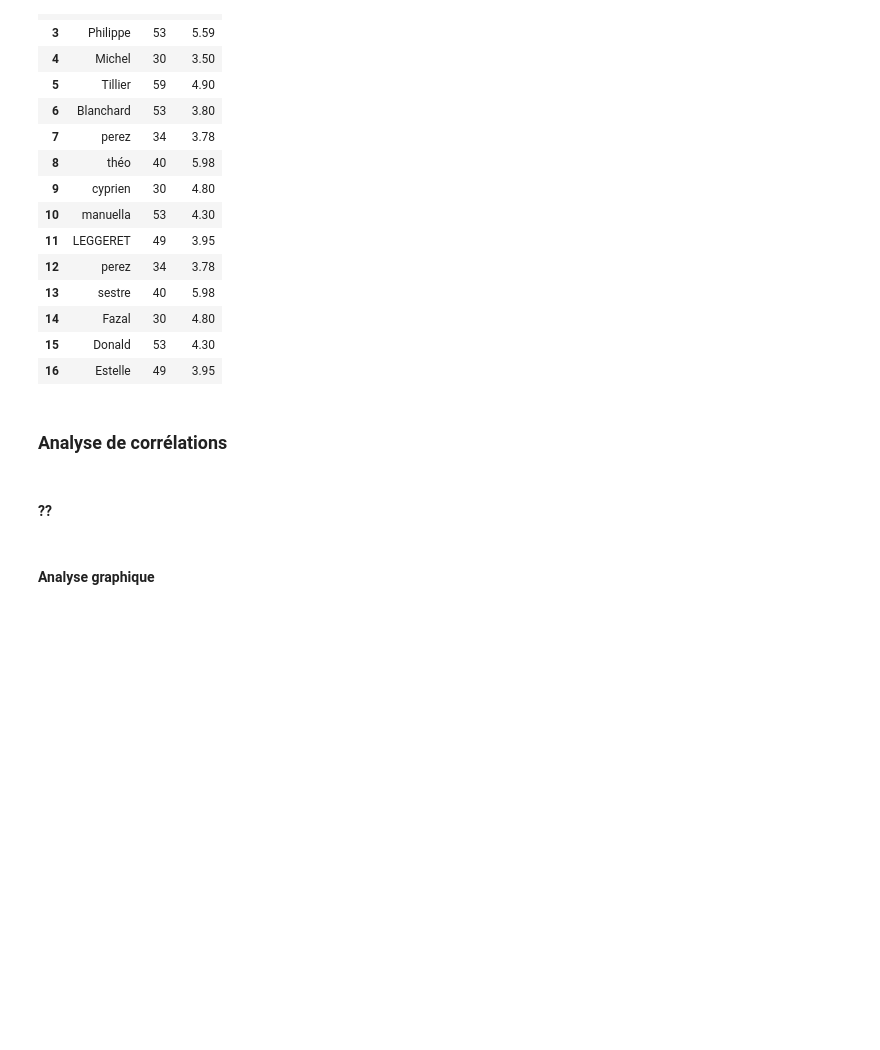
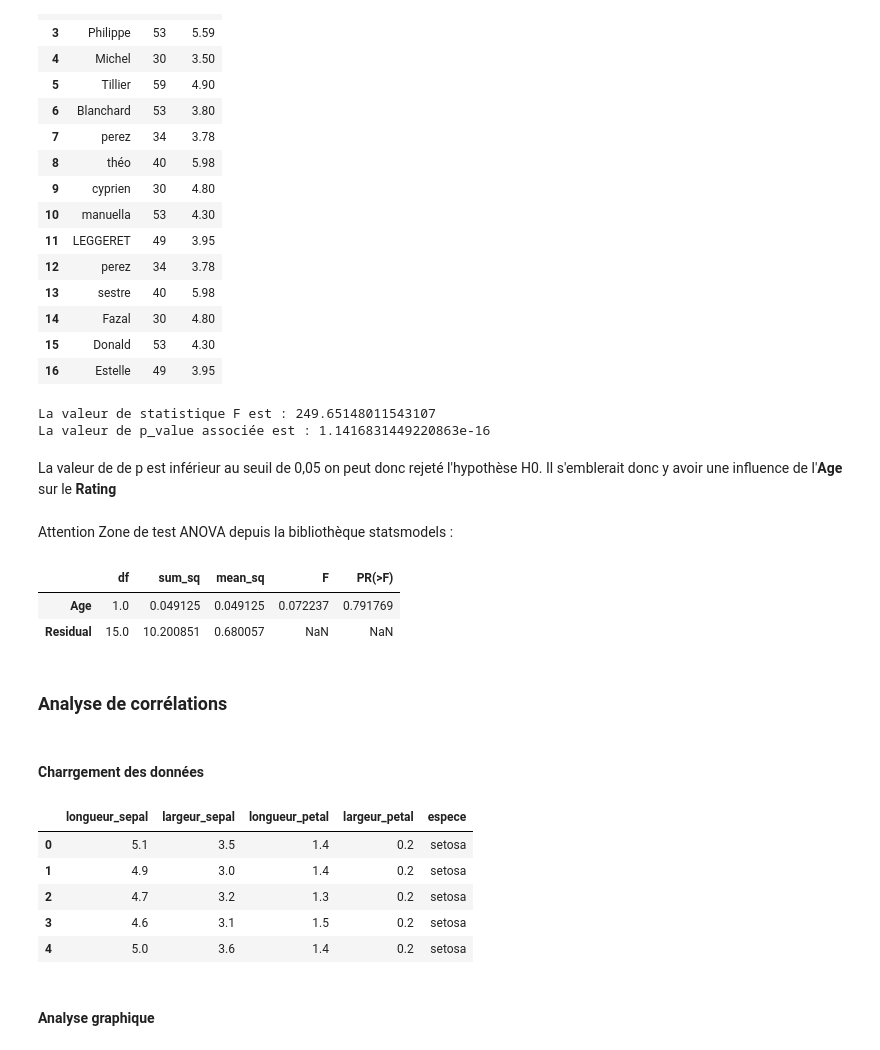
Before and after one commit to CassiaFa/Analyse_Donnees, a Jupyter notebook: analyse.ipynb, the cells around one changed output. Drawn from its saved outputs; the diff is of its cells as text; code cells hidden in the pictures; blank space fills up the shorter version.

```diff
--- a/analyse.ipynb
+++ b/analyse.ipynb
@@ -339,3 +344,14 @@ data_tc
 | 14 | Fazal | 30 | 4.80 |
 | 15 | Donald | 53 | 4.30 |
 | 16 | Estelle | 49 | 3.95 |
+# %%
+F, p_value = stats.f_oneway(data_tc["Age"], data_tc["Rating"])
+print("La valeur de statistique F est : " + str(F))
+print("La valeur de p_value associée est : " + str(p_value))
+# %% [output]
+La valeur de statistique F est : 249.65148011543107
+La valeur de p_value associée est : 1.1416831449220863e-16
+# %% [markdown]
+La valeur de de p est inférieur au seuil de 0,05 on peut donc rejeté l'hypothèse H0. Il s'emblerait donc y avoir une influence de l'**Age** sur le **Rating**
+# %% [markdown]
+Attention Zone de test ANOVA depuis la bibliothèque statsmodels :
@@ -342,4 +361,12 @@ data_tc
+# %%
+fit = statsmodels.formula.api.ols('Rating ~ Age', data = data_tc).fit()
+table = statsmodels.api.stats.anova_lm(fit)
+table
+# %% [output]
+|  | df | sum_sq | mean_sq | F | PR(>F) |
+| Age | 1.0 | 0.049125 | 0.049125 | 0.072237 | 0.791769 |
+| Residual | 15.0 | 10.200851 | 0.680057 | NaN | NaN |
 # %% [markdown]
 ### Analyse de corrélations
 # %% [markdown]
-####  ??
+####  Charrgement des données
@@ -346,2 +375,11 @@ data_tc
+# %%
+data_iris.head() # Affichage des 5 premières lignes des données iris
+# %% [output]
+|  | longueur_sepal | largeur_sepal | longueur_petal | largeur_petal | espece |
+| 0 | 5.1 | 3.5 | 1.4 | 0.2 | setosa |
+| 1 | 4.9 | 3.0 | 1.4 | 0.2 | setosa |
+| 2 | 4.7 | 3.2 | 1.3 | 0.2 | setosa |
+| 3 | 4.6 | 3.1 | 1.5 | 0.2 | setosa |
+| 4 | 5.0 | 3.6 | 1.4 | 0.2 | setosa |
 # %% [markdown]
 #### Analyse graphique
```
Also changed, not shown: parts of 41 cells of this notebook, 4 other files.
